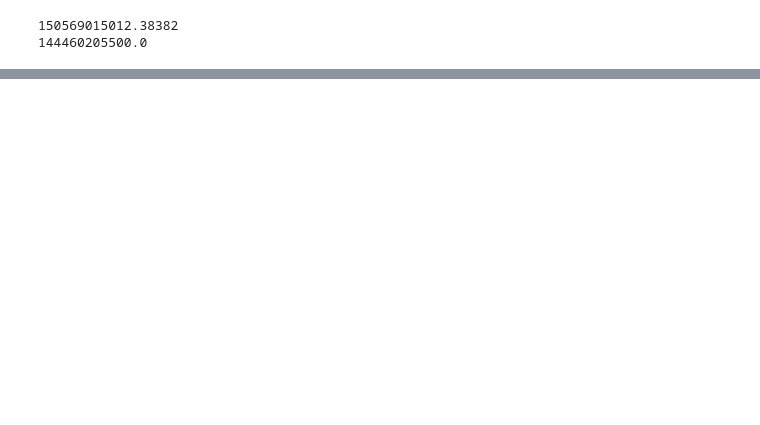
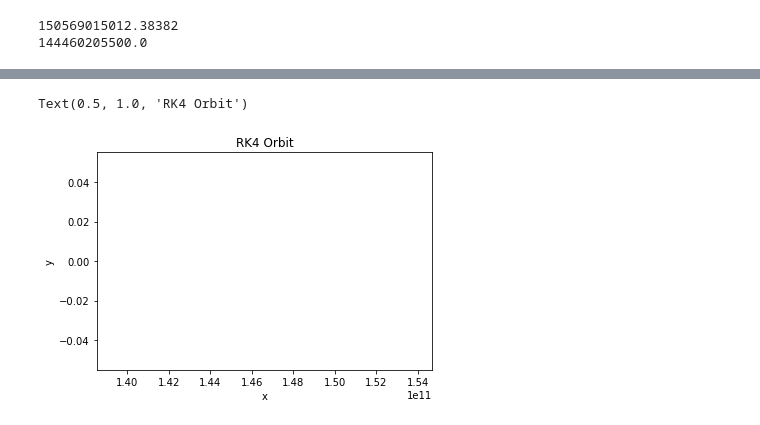
Before and after one commit to HangChelseaSu/Black_Hole_Accretion_Project_PI, a Jupyter notebook: two_body_RK4_solver.ipynb, the cells around one changed output, grey strips where cells are left out. Cells and saved outputs as stored; diff of their text form; code cells hidden in the pictures; blank space fills up the shorter version.

```diff
--- a/two_body_RK4_solver.ipynb
+++ b/two_body_RK4_solver.ipynb
@@ -147,0 +117,22 @@ plt.plot(x, y)
+# %%
+# Playing with other potentials
+# Define 4 ODE
+n_step = 100
+v_r = np.zeros(n_step)
+v_theta = np.zeros(n_step)
+r = np.zeros(n_step)
+theta = np.zeros(n_step)
+
+#Setting initial conditions
+v_r[0] = 19400
+v_theta[0] = 2 * np.pi / 86400
+r[0] = 146608000000
+theta = np.linspace(0, 2 * np.pi, n_step)
+# theta[0] = 0.001
+
+
+# Take in energy and angular momentum to initiate
+
+G = 6.674e-11
+# L = 2.67e40
+dt = 0.01
@@ -147,0 +189,8 @@ plt.plot(x, y)
+# %%
+plt.plot(x, y)
+plt.xlabel('x')
+plt.ylabel('y')
+plt.title('RK4 Orbit')
+# %% [output]
+Text(0.5, 1.0, 'RK4 Orbit')
+[figure, added]
```
Also changed, not shown: parts of 11 cells of this notebook.
